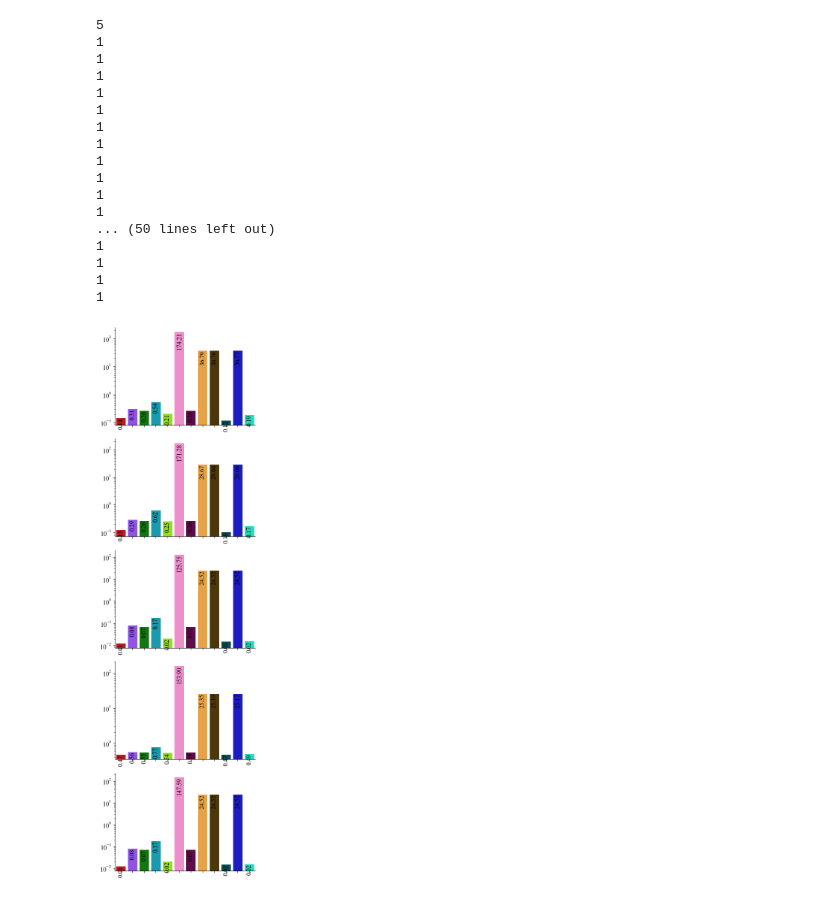
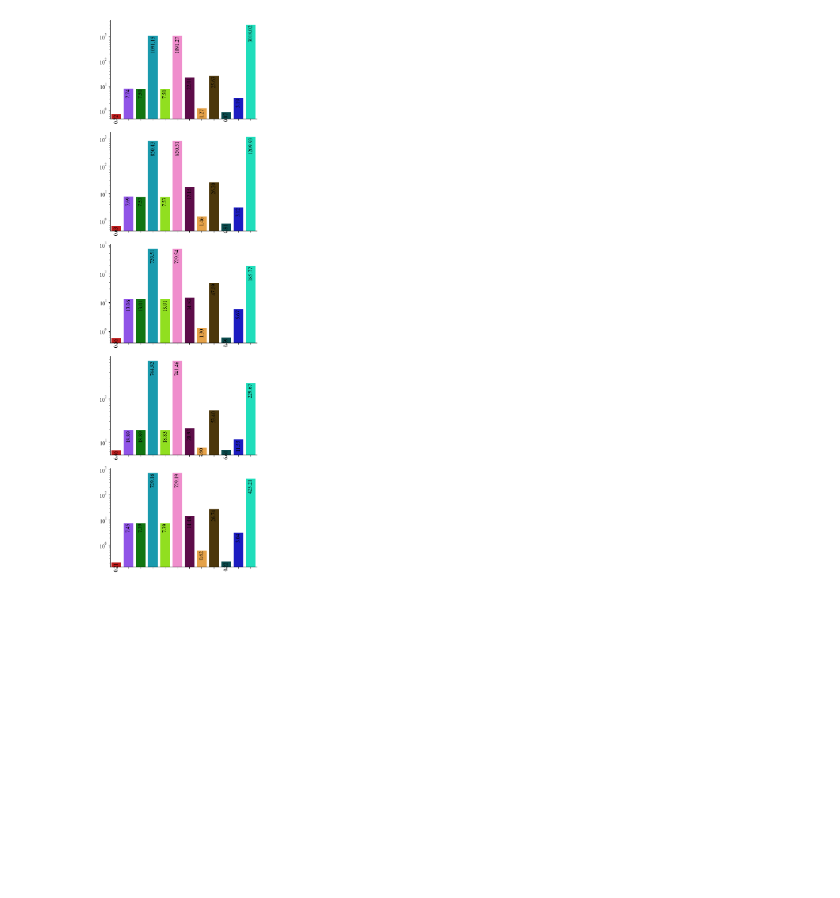
Before and after one commit to JoaoVitorLeite/gervLibProject, a Jupyter notebook: gervLib_Project/gervLib/python/Plots.ipynb, the cells around one changed output. Saved outputs shown, nothing was run; the diff lists cells and outputs as text; code cells hidden in the pictures; blank space fills up the shorter version.

Commit message:
Plots

```diff
--- a/gervLib_Project/gervLib/python/Plots.ipynb
+++ b/gervLib_Project/gervLib/python/Plots.ipynb
@@ -166,5 +180,5 @@ plot_query_disk_access("../../../../../tcc_expt/consultas/" + dataset,
 # %%
-def read_stats_Files(path, join="median", removeRandom=True, max_rep = 3):
+def read_stats_Files(path, join="median", removeRandom=True, max_rep = 3, time='s'):
     query_data = []
     subfoldersIndex = [f.path for f in os.scandir(path) if f.is_dir()]
     for directory in subfoldersIndex:
@@ -177,7 +191,6 @@ def read_stats_Files(path, join="median", removeRandom=True, max_rep = 3):
                 index = data[0][0]
                 pivot = data[0][2]
                 data = data[2:2+max_rep]
-                print(len(data))
                 for i in range(0, len(data)):
                     data[i] = [index, pivot] + data[i]
                 query_data.extend(data)
@@ -189,7 +202,10 @@ def read_stats_Files(path, join="median", removeRandom=True, max_rep = 3):
     data = [" ".join(line) for line in query_data]
     df = pd.read_csv(io.StringIO('\n'.join(data)), delim_whitespace=True)
     df = df[df["Pivô"] != "RANDOM"]
-    df["Tempo"] = df["Tempo"]/1e6
+    if time == 's':
+        df["Tempo"] = df["Tempo"]/1e9
+    elif time == 'ms':
+        df["Tempo"] = df["Tempo"]/1e6
     group_df = pd.DataFrame()
 
     if join == "mean":
@@ -199,11 +215,13 @@ def read_stats_Files(path, join="median", removeRandom=True, max_rep = 3):
 
     df2 = pd.DataFrame(columns=group_df.columns)
     indexOrder = ["VPTREE", "MVPTREE", "OMNIKDTREE", "PMTREE", "SPBTREE"]
+    pivos = ["BPP", "CONVEX", "GNAT", "SSS", "MAXSEPARATED", "MAXVARIANCE", "PCA", "IS", "HFI", "WDR", "SELECTION", "KMEDOIDS", "RANDOM"]
 
     for i, index in enumerate(indexOrder):
-        dfAux = group_df[group_df["Índice"] == index]
-        if dfAux.size != 0:
-            df2 = pd.concat([df2, dfAux])
+        for pvt in pivos:
+            dfAux = group_df[(group_df["Índice"] == index) & (group_df["Pivô"] == pvt)]
+            if dfAux.size != 0:
+                df2 = pd.concat([df2, dfAux])
 
     return df2
 
@@ -214,12 +232,12 @@ def annotate_bars(data, data2, **kwargs):
         ax.annotate(f"{p.get_height():.2f}", (p.get_x() + p.get_width() / 2., p.get_height()),
                     ha = 'center', va = 'top', rotation = 90)
 
-def plot_build(path, outputName, join="median", removeRandom=True, outputPath="./", max_rep = 3):
+def plot_build(path, outputName, join="median", removeRandom=True, outputPath="./", max_rep = 3, time = 's'):
     palette = sns.color_palette(cc.glasbey, n_colors=12)
-    df = read_stats_Files(path, join, removeRandom, max_rep=max_rep)
+    df = read_stats_Files(path, join, removeRandom, max_rep=max_rep, time=time)
 
     g = sns.catplot(data=df, x="Pivô", y="Tempo", hue="Pivô", col="Índice", kind="bar", dodge=False,
-                    palette=palette, sharey=False, col_wrap=1, height=3, aspect=1.5)
+                    palette=palette, sharey=False, col_wrap=1, height=3.5, aspect=1.5)
     g.set_xticklabels(rotation=45, ha='right')
     g.set(yscale='log')
     g.map(annotate_bars, "Pivô", "Tempo")
@@ -234,31 +252,14 @@ def plot_build(path, outputName, join="median", removeRandom=True, outputPath=".
     else:
         plt.savefig(outputPath + "/" + "build_" + outputName + ".svg", dpi = 300)
 # %%
-dataset = "cities"
+dataset = "syn"
 
 plot_build("../../../../../tcc_expt/consultas/" + dataset,
            outputName=dataset,
            join = "mean",
-           outputPath="/home/joaoleite/Documents/TCC/Figuras/Figs_expts", max_rep=1)
+           outputPath="/home/joaoleite/Documents/Figuras/Figs_expts", max_rep=1, time='ms')
 # %% [output]
-5
-1
-1
-1
-1
-1
-1
-1
-1
-1
-1
-1
-... (50 lines left out)
-1
-1
-1
-1
-[figure, old version]
+[figure, new version]
 # %%
 def annotate_bars2(data, data2, **kwargs):
     ax = plt.gca()
```
Also changed, not shown: parts of 5 cells of this notebook, 1 other file.
